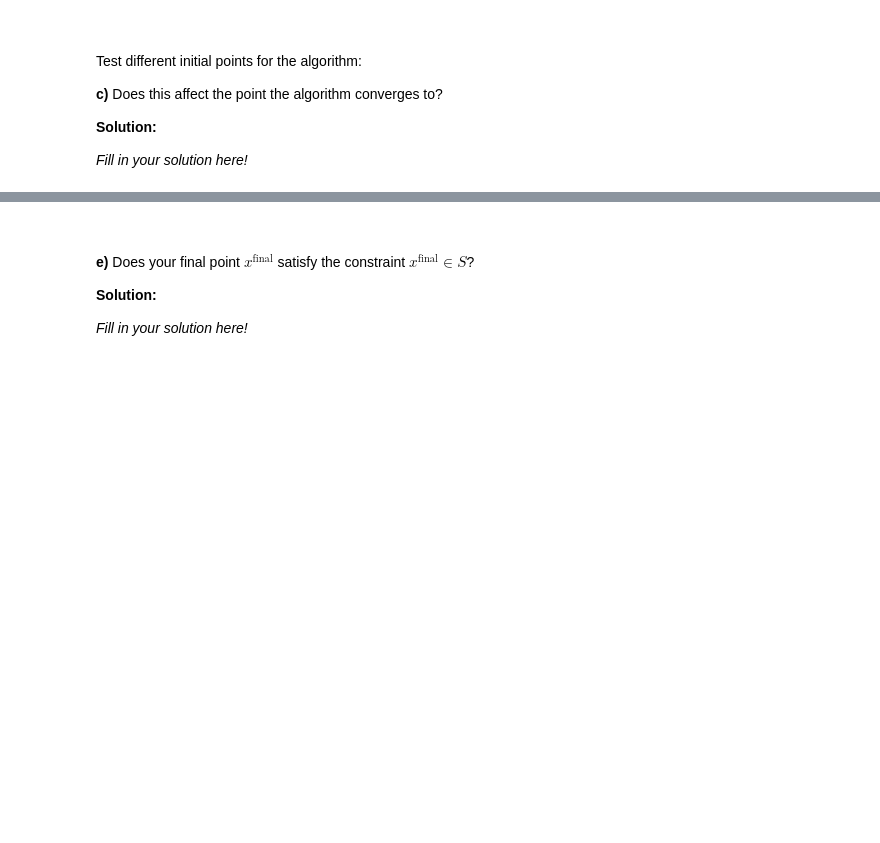
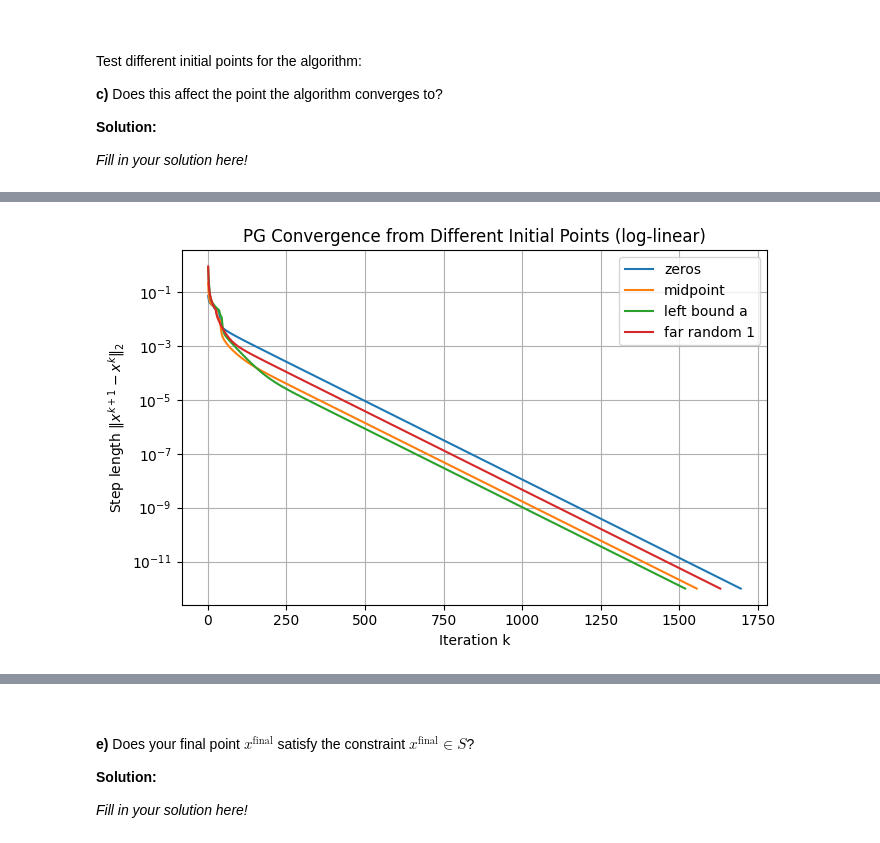
Before and after one commit to BG2EBZ/Optimization-for-learning, a Jupyter notebook: handin1_(1).ipynb, the cells around one changed output, grey strips where cells are left out. Cells and saved outputs as stored; diff of their text form; code cells hidden in the pictures; blank space fills up the shorter version.

```diff
--- a/handin1_(1).ipynb
+++ b/handin1_(1).ipynb
@@ -775,0 +794,83 @@ _Fill in your solution here!_
+# %%
+# Write your solution here
+# ===== Proximal Gradient from Multiple Initial Points =====
+
+def pg_solve(Q, q, a, b, x0, gamma, max_iters=20_000, tol=1e-12):
+    """
+    Projected/proximal gradient for min 0.5 x^T Q x + q^T x  s.t. a <= x <= b
+    Uses your grad_quad and prox_box functions.
+    Returns: (x_star, residuals, f_history)
+    """
+    x = np.minimum(np.maximum(x0, a), b)  # ensure feasible start
+    residuals = []
+    f_hist = []
+
+    for k in range(max_iters):
+        y = x - gamma * grad_quad(x, Q, q)      # gradient step
+        x_next = prox_box(y, a, b, gamma)       # projection (prox of indicator)
+        r = np.linalg.norm(x_next - x)          # step length
+        residuals.append(r)
+        f_hist.append(quad(x, Q, q))            # objective value (indicator is 0 on box)
+        x = x_next
+        if r < tol:
+            break
+
+    return x, np.array(residuals), np.array(f_hist)
+
+# Lipschitz constant β = λ_max(Q) (Q is symmetric)
+beta  = np.linalg.eigvalsh(Q).max()
+gamma = 1.0 / beta   # recommended safe step size
+
+print(f"beta = {beta:.6e},  gamma = {gamma:.6e}")
+
+# --- Build a set of diverse initial points ---
+rng = np.random.default_rng(123)
+inits  = []
+labels = []
+
+inits.append(np.zeros_like(q))              ; labels.append("zeros")
+inits.append((a + b) / 2)                   ; labels.append("midpoint")
+inits.append(a.copy())                      ; labels.append("left bound a")
+inits.append(b.copy())                      ; labels.append("right bound b")
+inits.append(10 * rng.standard_normal(q.size)); labels.append("far random 1")
+inits.append(-10 * rng.standard_normal(q.size)); labels.append("far random 2")
+for i in range(6, 16):
+    inits.append(rng.standard_normal(q.size))
+    labels.append(f"rand {i-5}")
+
+# --- Run PG from each start ---
+solutions, residuals_all, iters = [], [], []
+for x0 in inits:
+    x_star, res, f_hist = pg_solve(Q, q, a, b, x0, gamma, max_iters=20_000, tol=1e-12)
+    solutions.append(x_star)
+    residuals_all.append(res)
+    iters.append(len(res))
+
+solutions = np.vstack(solutions)
+iters = np.array(iters)
+
+# Compare final points (should be the same up to tiny numerical noise)
+x_ref = solutions[0]
+diffs = np.linalg.norm(solutions - x_ref, axis=1)
+print("\nConvergence summary per start:")
+for lab, it, d in zip(labels, iters, diffs):
+    print(f"  {lab:12s}  iters={it:5d}   ||x - x_ref||2 = {d:.3e}")
+
+print("\nAll solutions identical (≤ 1e-8)?",
+      "YES" if diffs.max() < 1e-8 else "NO",
+      f"(max deviation = {diffs.max():.3e})")
+
+# --- Plot: step-length vs iteration (log-linear) for a few starts ---
+idxs_to_plot = [0, 1, 2, 4]  # zeros, midpoint, a, far random 1
+plt.figure(figsize=(7,4.5))
+for idx in idxs_to_plot:
+    r = residuals_all[idx]
+    plt.semilogy(range(1, len(r)+1), r, label=labels[idx])
+plt.xlabel("Iteration k")
+plt.ylabel(r"Step length $\|x^{k+1}-x^k\|_2$")
+plt.title("PG Convergence from Different Initial Points (log-linear)")
+plt.grid(True)
+plt.legend()
+plt.tight_layout()
+plt.show()
+# %% [output]
@@ -776,3 +894,4 @@ _Fill in your solution here!_
+[figure, added]
 # %% [markdown]
 $\DeclareMathOperator{\prox}{prox}$
 $\newcommand{\R}{\mathbb{R}}$
```
Also changed, not shown: parts of 8 cells of this notebook.
